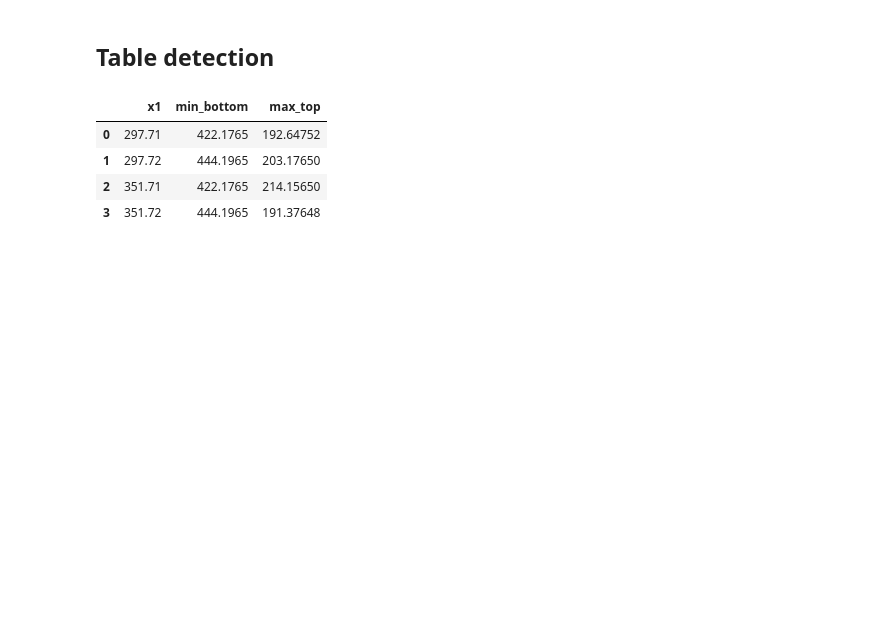
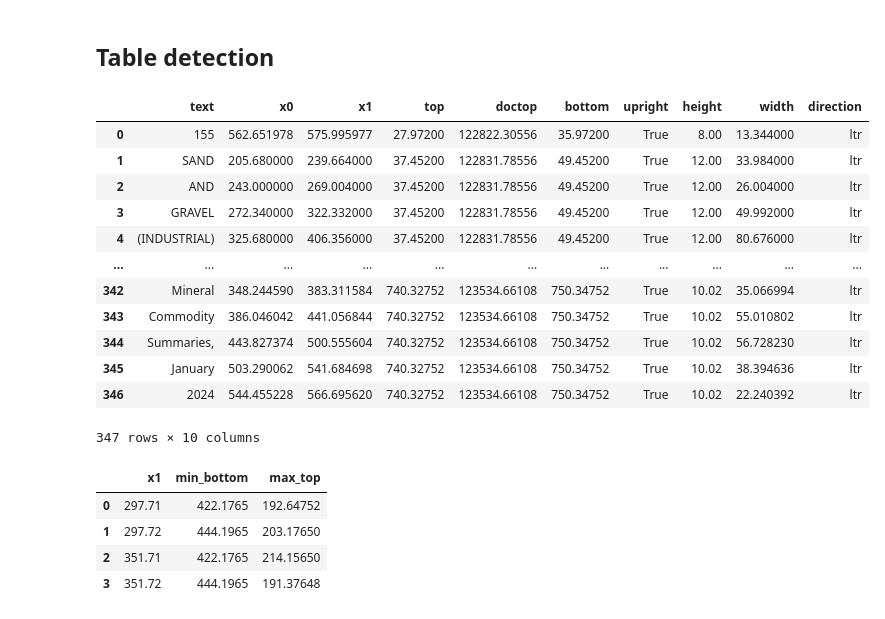
Before and after one commit to Yassmine2020/MaterialRisksSimulation, a Jupyter notebook: test_stage/table_detection2.ipynb, the cells around one changed output. Saved outputs shown, nothing was run; the diff lists cells and outputs as text; code cells hidden in the pictures; blank space fills up the shorter version.

```diff
--- a/test_stage/table_detection2.ipynb
+++ b/test_stage/table_detection2.ipynb
@@ -34,6 +34,22 @@ page_text_df = selected_page
 
 
 bounding_box = extract_cols(page_text_df, 'x1', 2)
+# %%
+selected_page
+# %% [output]
+|  | text | x0 | x1 | top | doctop | bottom | upright | height | width | direction |
+| 0 | 155 | 562.651978 | 575.995977 | 27.97200 | 122822.30556 | 35.97200 | True | 8.00 | 13.344000 | ltr |
+| 1 | SAND | 205.680000 | 239.664000 | 37.45200 | 122831.78556 | 49.45200 | True | 12.00 | 33.984000 | ltr |
+| 2 | AND | 243.000000 | 269.004000 | 37.45200 | 122831.78556 | 49.45200 | True | 12.00 | 26.004000 | ltr |
+| 3 | GRAVEL | 272.340000 | 322.332000 | 37.45200 | 122831.78556 | 49.45200 | True | 12.00 | 49.992000 | ltr |
+| 4 | (INDUSTRIAL) | 325.680000 | 406.356000 | 37.45200 | 122831.78556 | 49.45200 | True | 12.00 | 80.676000 | ltr |
+| ... | ... | ... | ... | ... | ... | ... | ... | ... | ... | ... |
+| 342 | Mineral | 348.244590 | 383.311584 | 740.32752 | 123534.66108 | 750.34752 | True | 10.02 | 35.066994 | ltr |
+| 343 | Commodity | 386.046042 | 441.056844 | 740.32752 | 123534.66108 | 750.34752 | True | 10.02 | 55.010802 | ltr |
+| 344 | Summaries, | 443.827374 | 500.555604 | 740.32752 | 123534.66108 | 750.34752 | True | 10.02 | 56.728230 | ltr |
+| 345 | January | 503.290062 | 541.684698 | 740.32752 | 123534.66108 | 750.34752 | True | 10.02 | 38.394636 | ltr |
+| 346 | 2024 | 544.455228 | 566.695620 | 740.32752 | 123534.66108 | 750.34752 | True | 10.02 | 22.240392 | ltr |
+347 rows × 10 columns
 # %%
 # pdf_path = "mcs2024.pdf"
 
```
Also changed, not shown: parts of 12 cells of this notebook, 11 other files.
